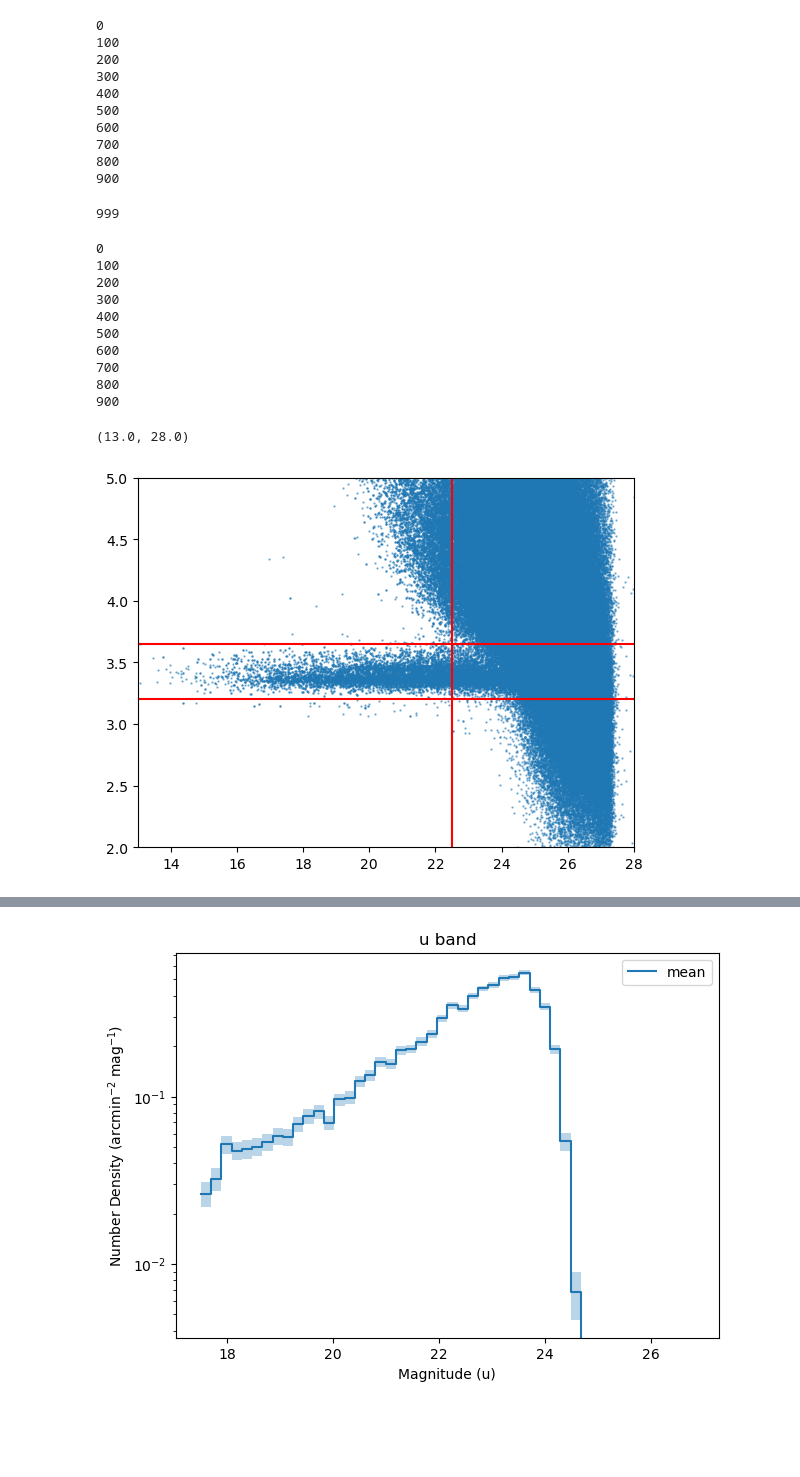
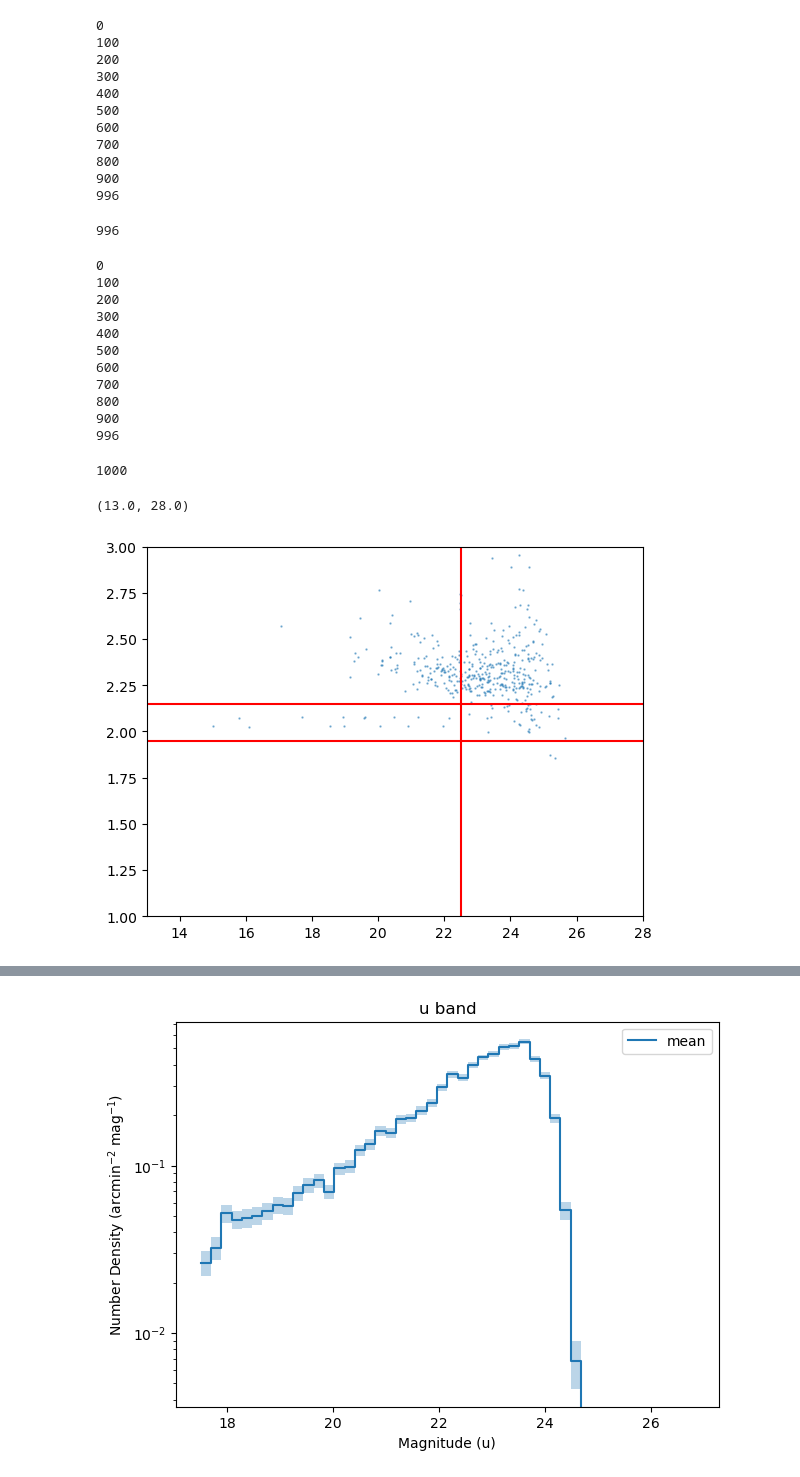
Before and after one commit to philipladuca24/LSST-SimCatVal, a Jupyter notebook: LSST-SimCatVal/full_run_plots.ipynb, the cells around one changed output, grey strips where cells are left out. Saved outputs shown, nothing was run; the diff lists cells and outputs as text; code cells hidden in the pictures; blank space fills up the shorter version.

```diff
--- a/LSST-SimCatVal/full_run_plots.ipynb
+++ b/LSST-SimCatVal/full_run_plots.ipynb
@@ -65,8 +65,8 @@ COLUMNS = [
 #         pass
 
 
-bands = 'ig'
-base = '/hildafs/home/pladuca/main/lsst-sim-package/LSST-SimCatVal/LSST-SimCatVal/outputs_v4/'
+bands = 'ugrizy'
+base = '/hildafs/home/pladuca/main/lsst-sim-package/LSST-SimCatVal/LSST-SimCatVal/outputs_vdiff2/'
 cats_by_band = {b: [] for b in bands}
 i = 0
 for entry in os.scandir(base):
@@ -97,6 +97,7 @@ for entry in os.scandir(base):
         i += 1
     except (OSError, pickle.PickleError) as e:
         continue
+print(i)
 full_cats = {
     b: asp.table.vstack(cats_by_band[b])
     for b in bands
@@ -112,4 +113,5 @@ full_cats = {
 700
 800
 900
+996
 # %%
@@ -117,11 +119,11 @@ with open(f'/hildafs/home/pladuca/main/lsst-sim-package/LSST-SimCatVal/LSST-SimC
     pickle.dump(full_cats, f)
 # %%
-print(max(full_cats['i']['obs_ind']))
+print(max(full_cats['i']['obs_ind'])+1)
 # %% [output]
-999
+996
 # %%
 bands = 'ugrizy'
-base = '/hildafs/home/pladuca/main/lsst-sim-package/LSST-SimCatVal/LSST-SimCatVal/outputs_v4/'
+base = '/hildafs/home/pladuca/main/lsst-sim-package/LSST-SimCatVal/LSST-SimCatVal/outputs_vdiff2/'
 cats_by_band = {b: [] for b in bands}
 i = 0
 for entry in os.scandir(base):
@@ -140,6 +142,7 @@ for entry in os.scandir(base):
         i += 1
     except (OSError, pickle.PickleError) as e:
         continue
+print(i)
 true_cats = {
     b: asp.table.vstack(cats_by_band[b])
     for b in bands
@@ -155,4 +158,5 @@ true_cats = {
 700
 800
 900
+996
 # %%
@@ -160,49 +164,53 @@ with open(f'/hildafs/home/pladuca/main/lsst-sim-package/LSST-SimCatVal/LSST-SimC
     pickle.dump(true_cats, f)
+# %%
+print(i)
+# %% [output]
+1000
 # %%
-with open(f'/hildafs/home/pladuca/main/lsst-sim-package/LSST-SimCatVal/LSST-SimCatVal/outputs/full_cat_v4.pkl', "rb") as f:
-    full_cats = pickle.load(f)
-with open(f'/hildafs/home/pladuca/main/lsst-sim-package/LSST-SimCatVal/LSST-SimCatVal/outputs/true_cat_v4.pkl', "rb") as f:
-    true_cats = pickle.load(f)
+# with open(f'/hildafs/home/pladuca/main/lsst-sim-package/LSST-SimCatVal/LSST-SimCatVal/outputs/full_cat_v4.pkl', "rb") as f:
+#     full_cats = pickle.load(f)
+# with open(f'/hildafs/home/pladuca/main/lsst-sim-package/LSST-SimCatVal/LSST-SimCatVal/outputs/true_cat_v4.pkl', "rb") as f:
+#     true_cats = pickle.load(f)
 # %%
-b = 'g'
+b = 'i'
 temp = full_cats[b]
-# temp = temp[(temp['deblend_nChild'] == 0) &
-#     (temp['base_SdssShape_flag'] == False) &
-#     (temp['modelfit_CModel_instFlux'] >= 0) &
-#     (temp['modelfit_CModel_flag'] == False) &
-#     (temp['ext_gaap_GaapFlux_1_15x_Optimal_instFlux'] >= 0) &
-#     (temp['base_SdssCentroid_flag'] == False) &
-#     (temp['ext_gaap_GaapFlux_flag'] == False) &
-#     (temp['base_ClassificationSizeExtendedness_flag'] == False)]
-# temp = temp[(temp['base_PsfFlux_instFlux']/temp['base_PsfFlux_instFluxErr'] >= 10)]
+temp = temp[(temp['deblend_nChild'] == 0) &
+    (temp['base_SdssShape_flag'] == False) &
+    (temp['modelfit_CModel_instFlux'] >= 0) &
+    (temp['modelfit_CModel_flag'] == False) &
+    (temp['ext_gaap_GaapFlux_1_15x_Optimal_instFlux'] >= 0) &
+    (temp['base_SdssCentroid_flag'] == False) &
+    (temp['ext_gaap_GaapFlux_flag'] == False) &
+    (temp['base_ClassificationSizeExtendedness_flag'] == False)]
+temp = temp[(temp['base_PsfFlux_instFlux']/temp['base_PsfFlux_instFluxErr'] >= 10)]
 
 mag = -2.5 * np.log10(temp['modelfit_CModel_instFlux']) + 31.4
-size = np.sqrt(temp['base_SdssShape_xx'] + temp['base_SdssShape_yy'])
+size = (temp['base_SdssShape_xx']*temp['base_SdssShape_yy'] - temp['base_SdssShape_xy']**2)**0.25
 # psf = np.sqrt(temp['base_SdssShape_psf_xx'] + temp['base_SdssShape_psf_yy'])
 
 plt.scatter(mag, size, s=0.5, alpha=0.5)
 # plt.scatter(mag, psf, s=0.3, alpha=0.3)
 ## i
-# up = 3.2
-# down =2.8
-# cut = 22
+up = 2.15
+down = 1.95
+cut = 22.5
 # plt.axhline(up, c='r')
 # plt.axhline(down, c='r')
 # plt.axvline(cut, c='r')
 # plt.ylim(2,5)
 # plt.xlim(13,28)
 ## g
-up = 3.65
-down =3.2
-cut = 22.5
+# up = 3.65
+# down =3.2
+# cut = 22.5
 plt.axhline(up, c='r')
 plt.axhline(down, c='r')
 plt.axvline(cut, c='r')
-plt.ylim(2,5)
+plt.ylim(1,3)
 plt.xlim(13,28)
 # %% [output]
 (13.0, 28.0)
-[figure, old version]
+[figure, new version]
 # %%
 stars = temp[(mag < cut) & (size < up) & (size > down)]
 
```
Also changed, not shown: parts of 7 cells of this notebook, 14 other files.
